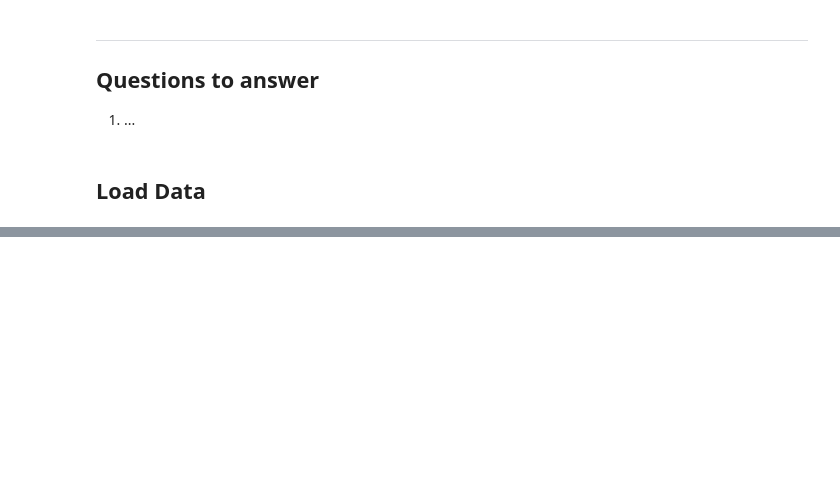
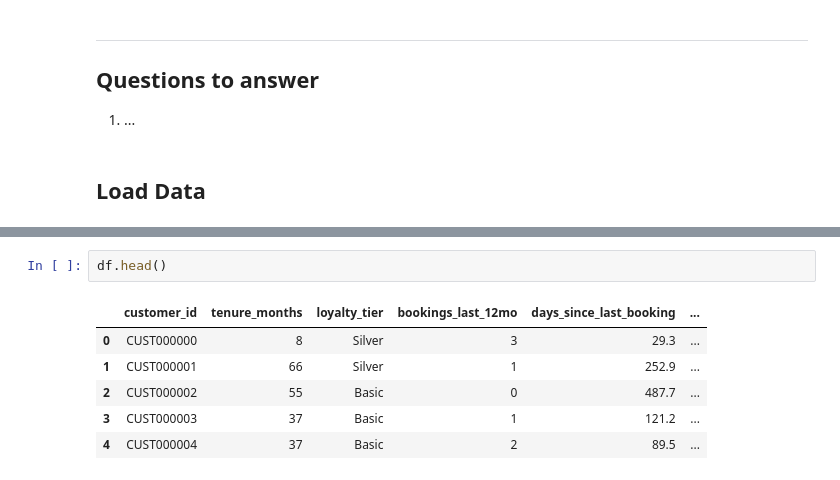
Before and after one commit to jwalluww/MarketingScience, a Jupyter notebook: uplift-promotions/notebooks/uplift_model.ipynb, the cells around one changed output, grey strips where cells are left out. Drawn from its saved outputs; the diff is of its cells as text; blank space fills up the shorter version.

```diff
--- a/uplift-promotions/notebooks/uplift_model.ipynb
+++ b/uplift-promotions/notebooks/uplift_model.ipynb
@@ -58,0 +188,9 @@ CALIBRATION_END = pd.Timestamp('2024-06-30')
+# %%
+df.head()
+# %% [output]
+|  | customer_id | tenure_months | loyalty_tier | bookings_last_12mo | days_since_last_booking | ... |
+| 0 | CUST000000 | 8 | Silver | 3 | 29.3 | ... |
+| 1 | CUST000001 | 66 | Silver | 1 | 252.9 | ... |
+| 2 | CUST000002 | 55 | Basic | 0 | 487.7 | ... |
+| 3 | CUST000003 | 37 | Basic | 1 | 121.2 | ... |
+| 4 | CUST000004 | 37 | Basic | 2 | 89.5 | ... |
```
Also changed, not shown: parts of 29 cells of this notebook, 1 other file.
